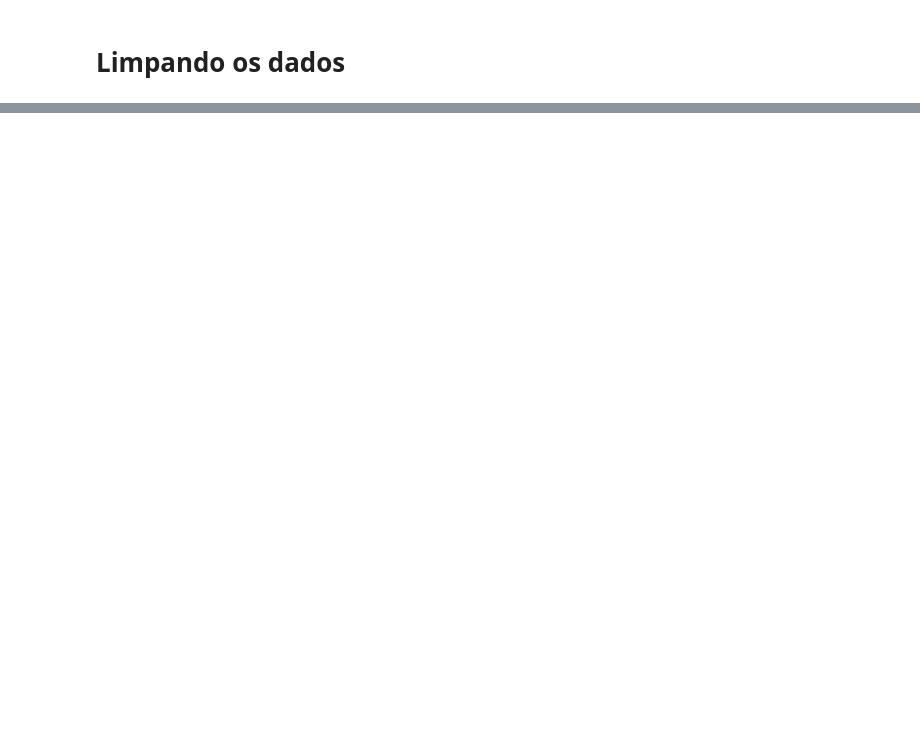
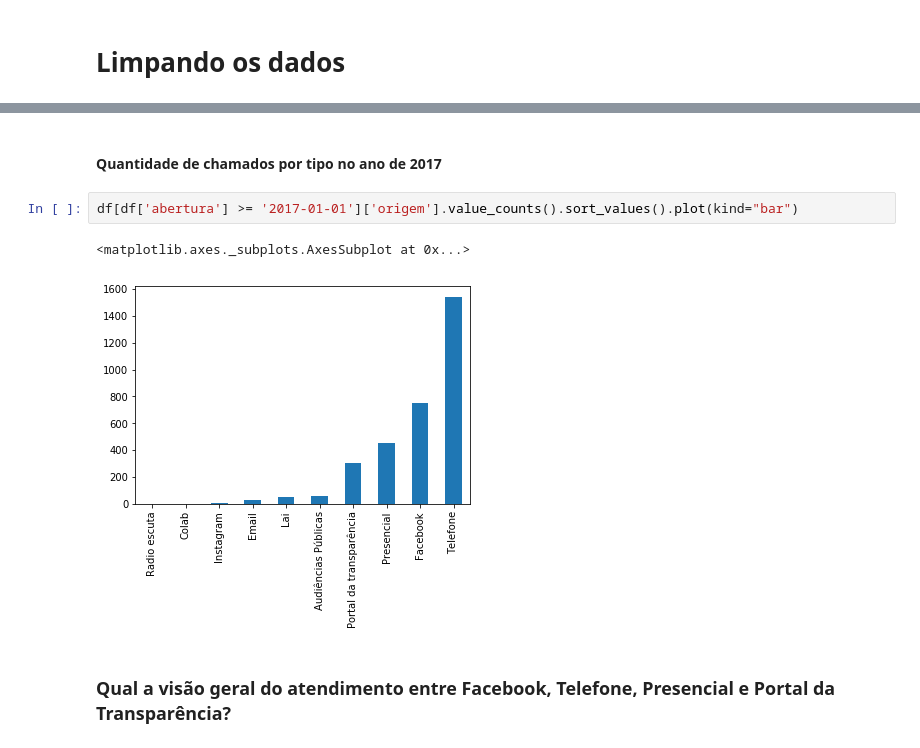
Before and after one commit to lorenzofantunes/Data-Science---Demandas-Prefeitura, a Jupyter notebook: Demandas.ipynb, the cells around one changed output, grey strips where cells are left out. Drawn from its saved outputs; the diff is of its cells as text; blank space fills up the shorter version.

Commit message:
Ajustando as estatísticas da origem

```diff
--- a/Demandas.ipynb
+++ b/Demandas.ipynb
@@ -154,0 +101,9 @@ Name: abertura, Length: 432, dtype: int64
+# %% [markdown]
+#### Quantidade de chamados por tipo no ano de 2017
+# %%
+df[df['abertura'] >= '2017-01-01']['origem'].value_counts().sort_values().plot(kind="bar")
+# %% [output]
+<matplotlib.axes._subplots.AxesSubplot at 0x...>
+[figure, added]
+# %% [markdown]
+### Qual a visão geral do atendimento entre Facebook, Telefone, Presencial e Portal da Transparência?
```
Also changed, not shown: parts of 38 cells of this notebook.
